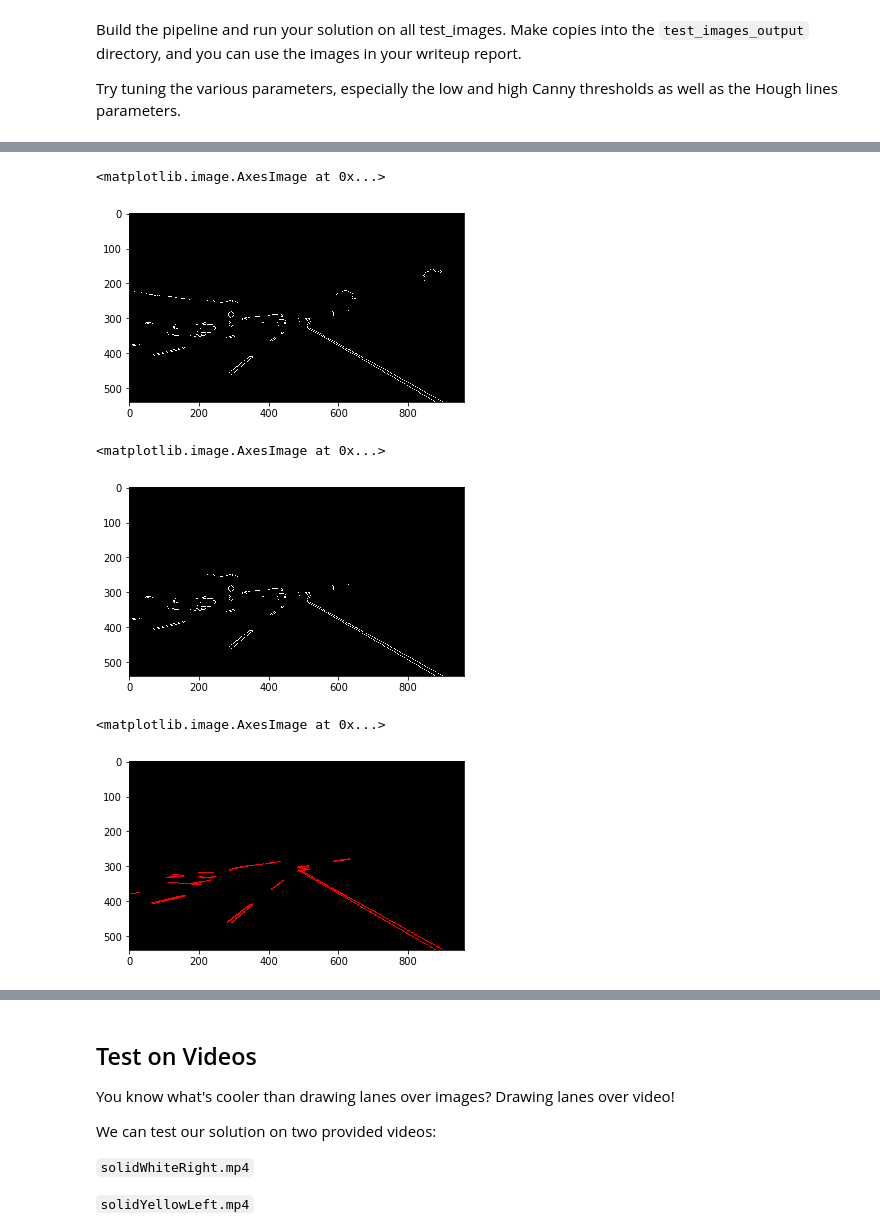
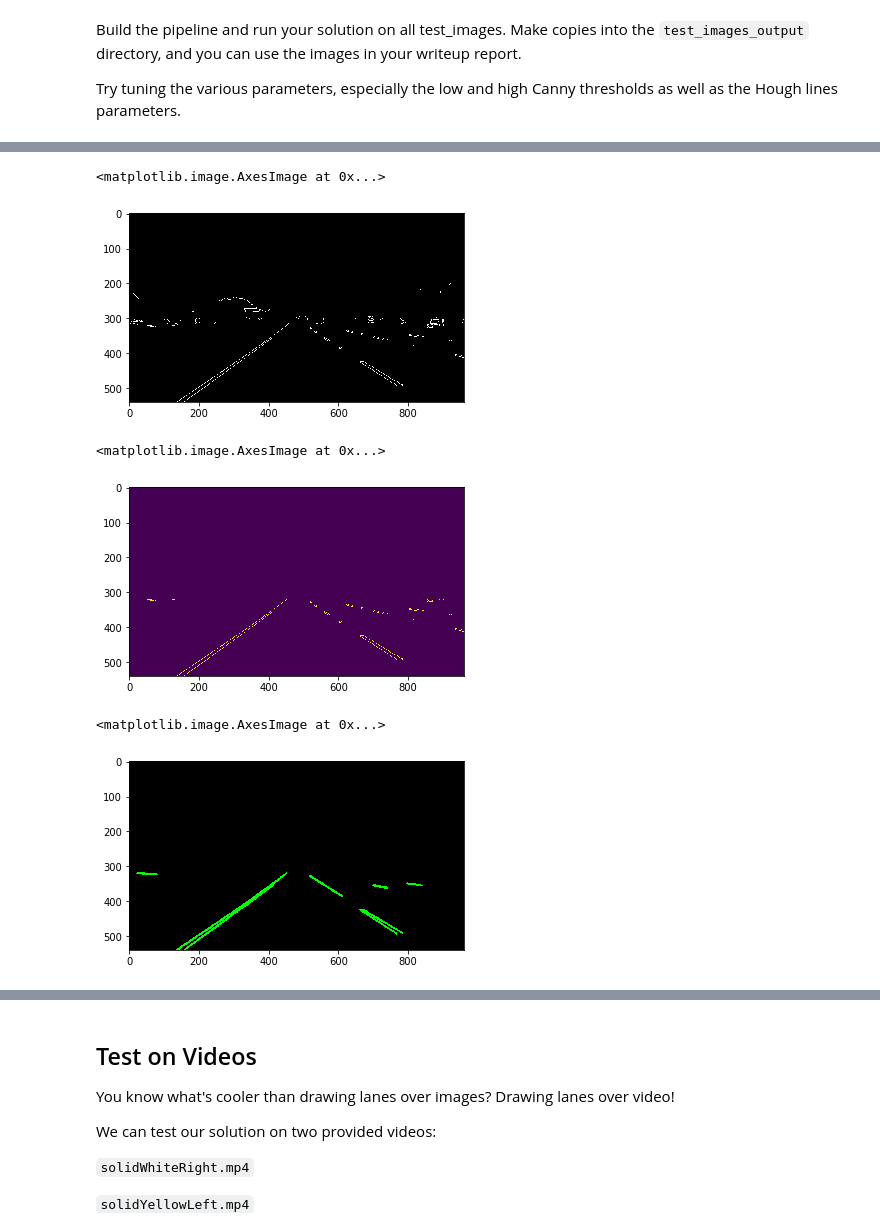
Before and after one commit to anastasia-spb/CarND-LaneLines-P1, a Jupyter notebook: P1.ipynb, the cells around one changed output, grey strips where cells are left out. Cells and saved outputs as stored; diff of their text form; code cells hidden in the pictures.

```diff
--- a/P1.ipynb
+++ b/P1.ipynb
@@ -302,7 +301,7 @@ Try tuning the various parameters, especially the low and high Canny thresholds
 # TODO: Build your pipeline that will draw lane lines on the test_images
 # then save them to the test_images_output directory.
 # 1. Read an image
-input_img = mpimg.imread('test_images/solidYellowCurve2.jpg')
+input_img_name = 'whiteCarLaneSwitch.jpg'
+input_img = mpimg.imread('test_images/'+input_img_name)
 # 2. Convert to grayscal
 gray_img = grayscale(input_img)
-plt.imshow(gray_img, cmap='gray')
@@ -319,22 +321,23 @@ plt.imshow(blur_img, cmap='gray')
 # %%
 # 4. Apply canny algortihm
-low_threshold = 100
+low_threshold = 150
 high_threshold = 250
 edge_img = canny(blur_img, low_threshold, high_threshold)
 plt.imshow(edge_img, cmap='gray')
 # %% [output]
 <matplotlib.image.AxesImage at 0x...>
-[figure, old version]
+[figure, new version]
 # %%
 # 5. Apply the ROI
 width = edge_img.shape[1]
 height = edge_img.shape[0]
-vertices = np.array( [[[0,250],[width,250],[width,height],[0,height]]], dtype=np.int32 )
+height_limit = 320 # chosen for provided test data
+vertices = np.array( [[[0,height_limit],[width,height_limit],[width,height],[0,height]]], dtype=np.int32 )
 cropped_img = region_of_interest(edge_img, vertices)
-plt.imshow(cropped_img, cmap='gray')
+plt.imshow(cropped_img)
 # %% [output]
 <matplotlib.image.AxesImage at 0x...>
-[figure, old version]
+[figure, new version]
 # %%
 # 6. Apply Hough transformation on found edges
 rho = 4 #number of rho values
@@ -342,9 +345,13 @@ theta = np.pi/180 #number of theta values
 threshold = 100 #voting
 min_line_len = 30
 max_line_gap = 30
-hough_lines_result = hough_lines(cropped_img, rho, theta, threshold, min_line_len, max_line_gap)
-hough_image = lines_to_img(cropped_img, hough_lines_result)
-plt.imshow(hough_image, cmap='gray')
+hough_lines_result = cv2.HoughLinesP(cropped_img, rho, theta, threshold, np.array([]), min_line_len, max_line_gap)
+# Draw results
+line_img = np.zeros((cropped_img.shape[0], cropped_img.shape[1], 3), dtype=np.uint8)
+for line in hough_lines_result:
+        for x1,y1,x2,y2 in line:
+            cv2.line(line_img, (x1, y1), (x2, y2), [0, 255, 0], 3)
+plt.imshow(line_img)
 # %% [output]
 <matplotlib.image.AxesImage at 0x...>
-[figure, old version]
+[figure, new version]
```
Also changed, not shown: parts of 16 cells of this notebook, 6 other files.
